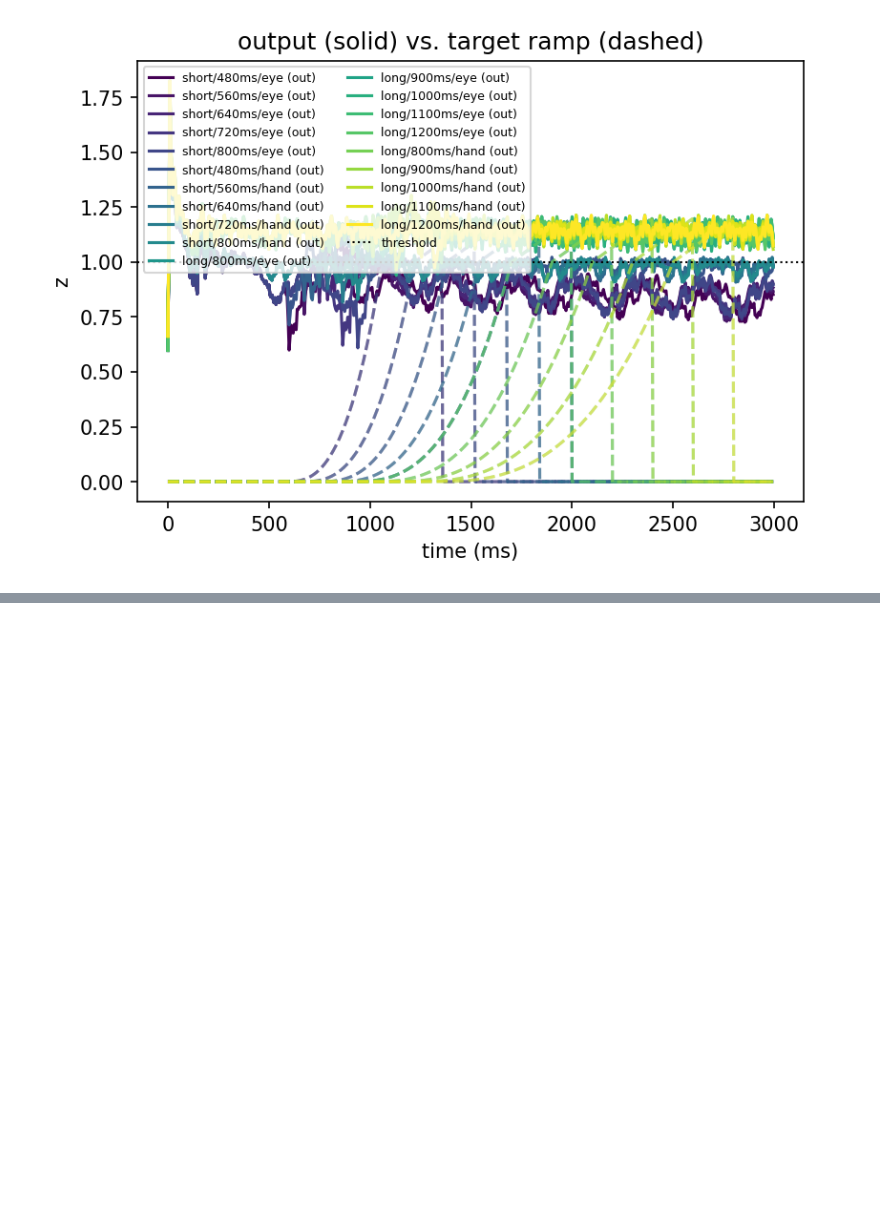
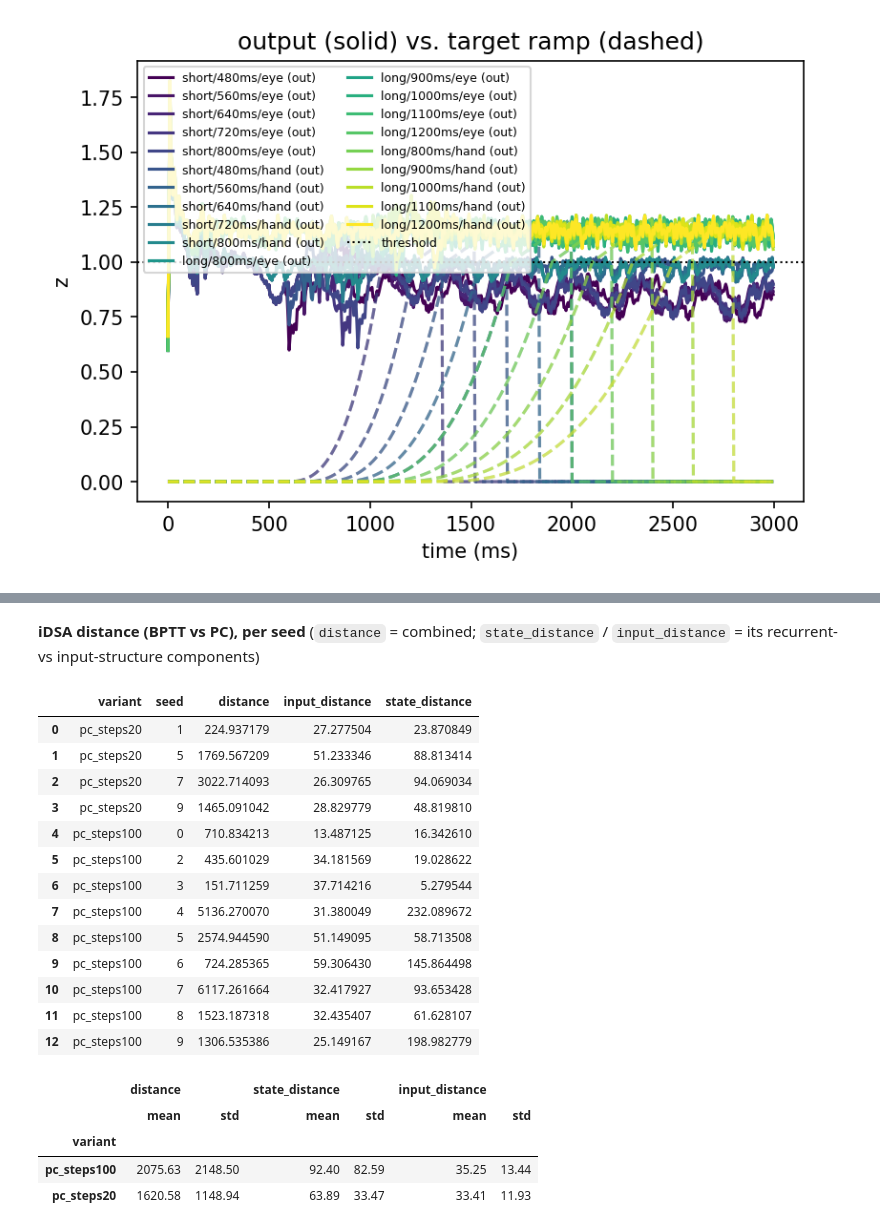
Before and after one commit to fionaliu0105/dynamics-rsg, a Jupyter notebook: notebooks/results_summary.ipynb, the cells around one changed output, grey strips where cells are left out. Cells and saved outputs as stored; diff of their text form; code cells hidden in the pictures; blank space fills up the shorter version.

```diff
--- a/notebooks/results_summary.ipynb
+++ b/notebooks/results_summary.ipynb
@@ -120,0 +135,16 @@ display(Image(filename=REPO_ROOT / "results/figures/pc_steps100/seed_0003/pc_out
+# %%
+import json
+
+rsa_20 = json.loads((REPO_ROOT / "results/rsa/bptt_vs_pc_steps20/rsa_distances.json").read_text())
+rsa_100 = json.loads((REPO_ROOT / "results/rsa/bptt_vs_pc_steps100/rsa_distances.json").read_text())
+idsa_20 = json.loads((REPO_ROOT / "results/idsa/bptt_vs_pc_steps20/idsa_distances.json").read_text())
+idsa_100 = json.loads((REPO_ROOT / "results/idsa/bptt_vs_pc_steps100/idsa_distances.json").read_text())
+
+rsa_rows = []
+for variant, seeds, payload in [("pc_steps20", [1, 5, 7, 9], rsa_20), ("pc_steps100", [0, 2, 3, 4, 5, 6, 7, 8, 9], rsa_100)]:
+    for seed, dist in zip(seeds, payload["distances"]["RSA"]["bptt_vs_pc"]):
+        rsa_rows.append({"variant": variant, "seed": seed, "rsa_distance": dist})
+rsa_df = pd.DataFrame(rsa_rows)
+display(Markdown("**RSA distance (BPTT vs PC), per seed**"))
+display(rsa_df)
+display(rsa_df.groupby("variant")["rsa_distance"].agg(["mean", "std"]).round(4))
@@ -120,0 +171,31 @@ display(Image(filename=REPO_ROOT / "results/figures/pc_steps100/seed_0003/pc_out
+# %%
+idsa_rows = []
+for variant, payload in [("pc_steps20", idsa_20), ("pc_steps100", idsa_100)]:
+    for seed_str, d in payload["per_seed"].items():
+        idsa_rows.append({"variant": variant, "seed": int(seed_str), **d})
+idsa_df = pd.DataFrame(idsa_rows)
+display(Markdown("**iDSA distance (BPTT vs PC), per seed** (`distance` = combined; `state_distance` /"
+                  " `input_distance` = its recurrent- vs input-structure components)"))
+display(idsa_df)
+display(idsa_df.groupby("variant")[["distance", "state_distance", "input_distance"]].agg(["mean", "std"]).round(2))
+# %% [output]
+**iDSA distance (BPTT vs PC), per seed** (`distance` = combined; `state_distance` / `input_distance` = its recurrent- vs input-structure components)
+|  | variant | seed | distance | input_distance | state_distance |
+| 0 | pc_steps20 | 1 | 224.937179 | 27.277504 | 23.870849 |
+| 1 | pc_steps20 | 5 | 1769.567209 | 51.233346 | 88.813414 |
+| 2 | pc_steps20 | 7 | 3022.714093 | 26.309765 | 94.069034 |
+| 3 | pc_steps20 | 9 | 1465.091042 | 28.829779 | 48.819810 |
+| 4 | pc_steps100 | 0 | 710.834213 | 13.487125 | 16.342610 |
+| 5 | pc_steps100 | 2 | 435.601029 | 34.181569 | 19.028622 |
+| 6 | pc_steps100 | 3 | 151.711259 | 37.714216 | 5.279544 |
+| 7 | pc_steps100 | 4 | 5136.270070 | 31.380049 | 232.089672 |
+| 8 | pc_steps100 | 5 | 2574.944590 | 51.149095 | 58.713508 |
+| 9 | pc_steps100 | 6 | 724.285365 | 59.306430 | 145.864498 |
+| 10 | pc_steps100 | 7 | 6117.261664 | 32.417927 | 93.653428 |
+| 11 | pc_steps100 | 8 | 1523.187318 | 32.435407 | 61.628107 |
+| 12 | pc_steps100 | 9 | 1306.535386 | 25.149167 | 198.982779 |
+|  | distance |  | state_distance |  | input_distance |  |
+|  | mean | std | mean | std | mean | std |
+| variant |  |  |  |  |  |  |
+| pc_steps100 | 2075.63 | 2148.50 | 92.40 | 82.59 | 35.25 | 13.44 |
+| pc_steps20 | 1620.58 | 1148.94 | 63.89 | 33.47 | 33.41 | 11.93 |
```
Also changed, not shown: parts of 4 cells of this notebook, 4 other files.
